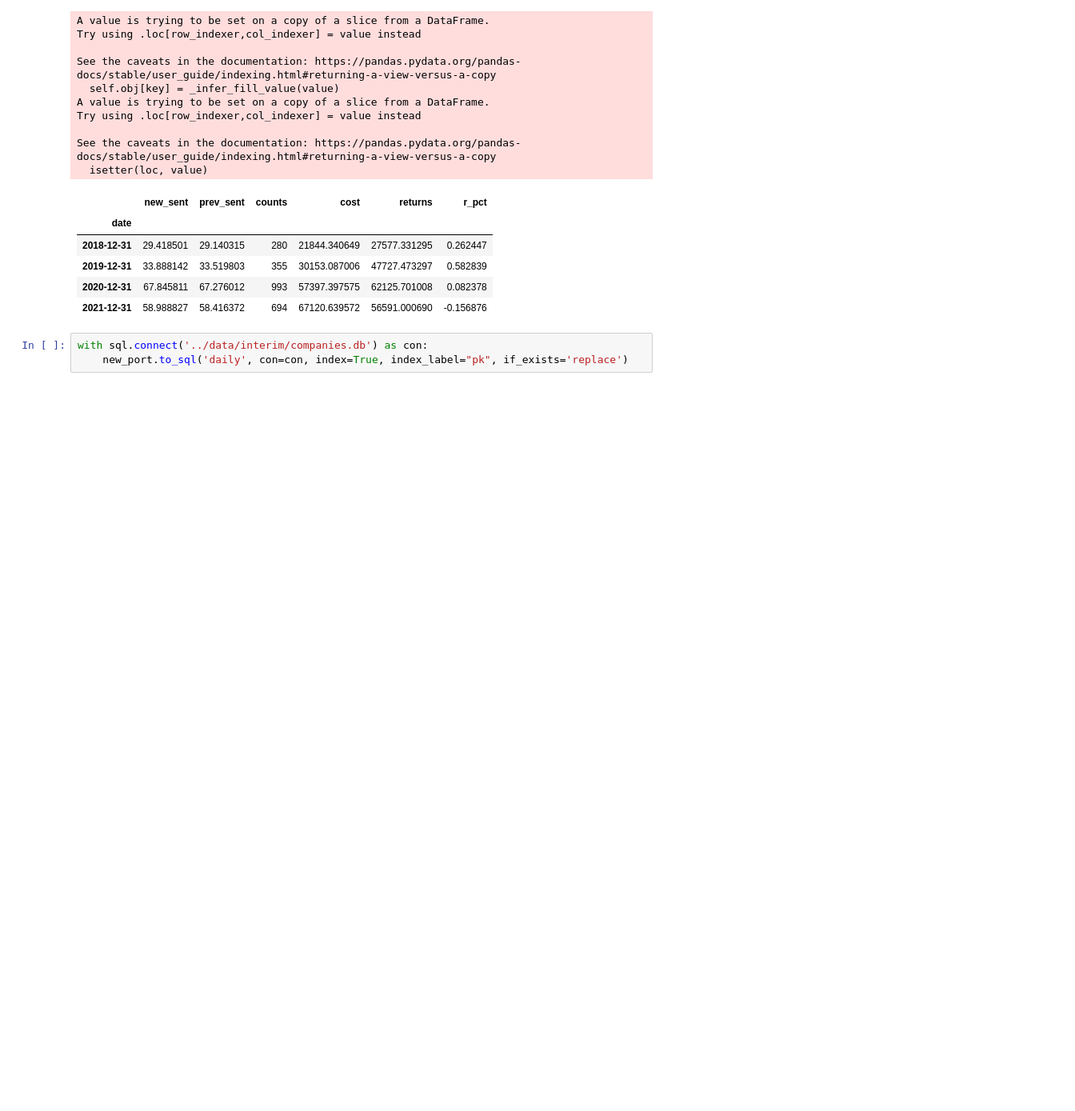
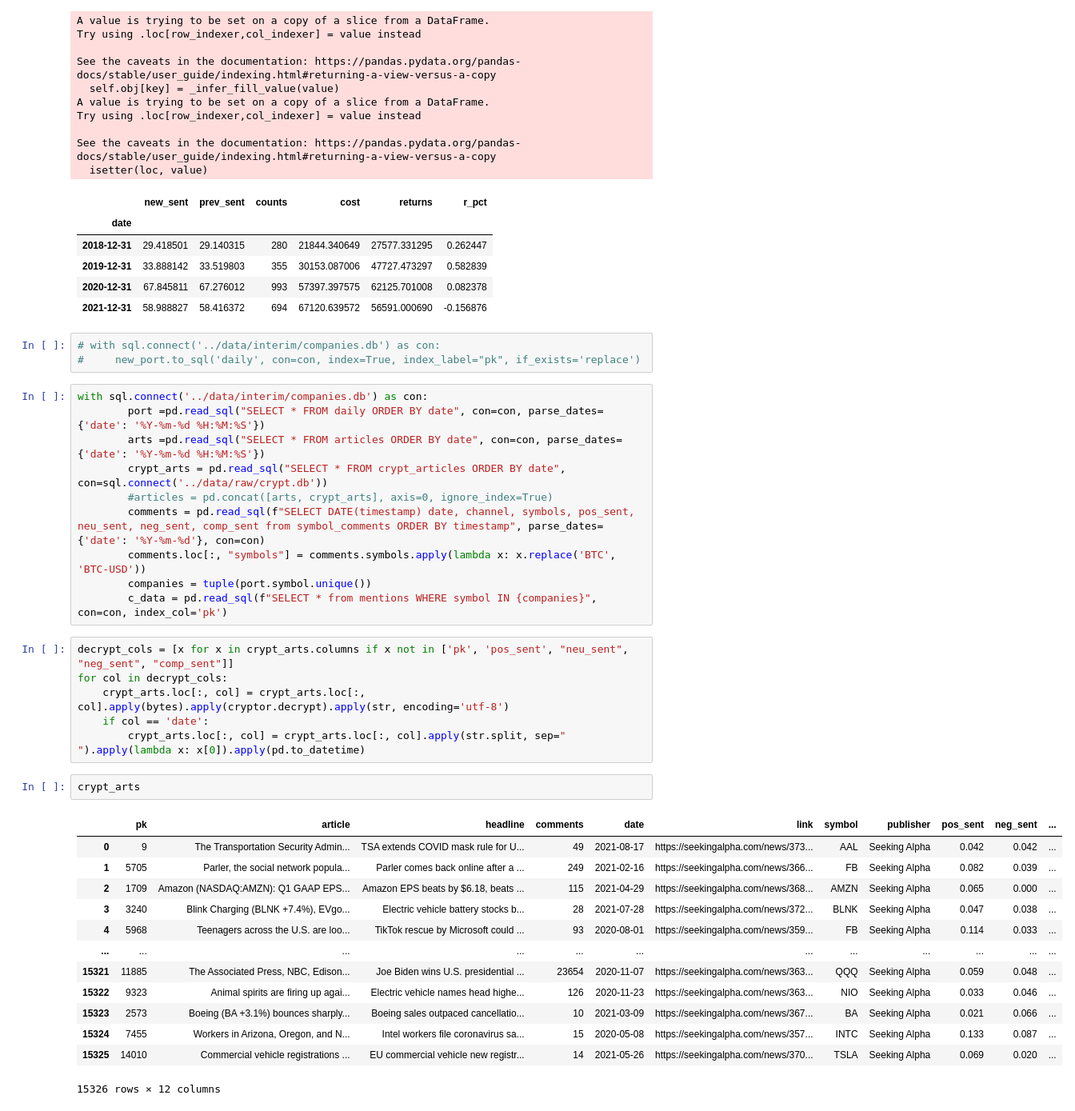
Before and after one commit to kyle-rgb/Discord_Project, a Jupyter notebook: notebooks/Trader.ipynb, the cells around one changed output. Shown at 80% size. Cells and saved outputs as stored; diff of their text form; blank space fills up the shorter version.

Commit message:
Updated Articles and Data ETL notebook

```diff
--- a/notebooks/Trader.ipynb
+++ b/notebooks/Trader.ipynb
@@ -240,5 +243,37 @@ See the caveats in the documentation: https://pandas.pydata.org/pandas-docs/stab
 | 2020-12-31 | 67.845811 | 67.276012 | 993 | 57397.397575 | 62125.701008 | 0.082378 |
 | 2021-12-31 | 58.988827 | 58.416372 | 694 | 67120.639572 | 56591.000690 | -0.156876 |
 # %%
-with sql.connect('../data/interim/companies.db') as con:
-    new_port.to_sql('daily', con=con, index=True, index_label="pk", if_exists='replace')
+# with sql.connect('../data/interim/companies.db') as con:
+#     new_port.to_sql('daily', con=con, index=True, index_label="pk", if_exists='replace')
+# %%
+with sql.connect('../data/interim/companies.db') as con:
+        port =pd.read_sql("SELECT * FROM daily ORDER BY date", con=con, parse_dates={'date': '%Y-%m-%d %H:%M:%S'})
+        arts =pd.read_sql("SELECT * FROM articles ORDER BY date", con=con, parse_dates={'date': '%Y-%m-%d %H:%M:%S'})
+        crypt_arts = pd.read_sql("SELECT * FROM crypt_articles ORDER BY date", con=sql.connect('../data/raw/crypt.db'))
+        #articles = pd.concat([arts, crypt_arts], axis=0, ignore_index=True)
+        comments = pd.read_sql(f"SELECT DATE(timestamp) date, channel, symbols, pos_sent, neu_sent, neg_sent, comp_sent from symbol_comments ORDER BY timestamp", parse_dates={'date': '%Y-%m-%d'}, con=con)
+        comments.loc[:, "symbols"] = comments.symbols.apply(lambda x: x.replace('BTC', 'BTC-USD'))
+        companies = tuple(port.symbol.unique())
+        c_data = pd.read_sql(f"SELECT * from mentions WHERE symbol IN {companies}", con=con, index_col='pk')
+# %%
+decrypt_cols = [x for x in crypt_arts.columns if x not in ['pk', 'pos_sent', "neu_sent", "neg_sent", "comp_sent"]]
+for col in decrypt_cols:
+    crypt_arts.loc[:, col] = crypt_arts.loc[:, col].apply(bytes).apply(cryptor.decrypt).apply(str, encoding='utf-8')
+    if col == 'date':
+        crypt_arts.loc[:, col] = crypt_arts.loc[:, col].apply(str.split, sep=" ").apply(lambda x: x[0]).apply(pd.to_datetime)
+# %%
+crypt_arts
+# %% [output]
+|  | pk | article | headline | comments | date | link | symbol | publisher | pos_sent | neg_sent | ... |
+| 0 | 9 | The Transportation Security Admin... | TSA extends COVID mask rule for U... | 49 | 2021-08-17 | https://seekingalpha.com/news/373... | AAL | Seeking Alpha | 0.042 | 0.042 | ... |
+| 1 | 5705 | Parler, the social network popula... | Parler comes back online after a ... | 249 | 2021-02-16 | https://seekingalpha.com/news/366... | FB | Seeking Alpha | 0.082 | 0.039 | ... |
+| 2 | 1709 | Amazon (NASDAQ:AMZN): Q1 GAAP EPS... | Amazon EPS beats by $6.18, beats ... | 115 | 2021-04-29 | https://seekingalpha.com/news/368... | AMZN | Seeking Alpha | 0.065 | 0.000 | ... |
+| 3 | 3240 | Blink Charging (BLNK +7.4%), EVgo... | Electric vehicle battery stocks b... | 28 | 2021-07-28 | https://seekingalpha.com/news/372... | BLNK | Seeking Alpha | 0.047 | 0.038 | ... |
+| 4 | 5968 | Teenagers across the U.S. are loo... | TikTok rescue by Microsoft could ... | 93 | 2020-08-01 | https://seekingalpha.com/news/359... | FB | Seeking Alpha | 0.114 | 0.033 | ... |
+| ... | ... | ... | ... | ... | ... | ... | ... | ... | ... | ... | ... |
+| 15321 | 11885 | The Associated Press, NBC, Edison... | Joe Biden wins U.S. presidential ... | 23654 | 2020-11-07 | https://seekingalpha.com/news/363... | QQQ | Seeking Alpha | 0.059 | 0.048 | ... |
+| 15322 | 9323 | Animal spirits are firing up agai... | Electric vehicle names head highe... | 126 | 2020-11-23 | https://seekingalpha.com/news/363... | NIO | Seeking Alpha | 0.033 | 0.046 | ... |
+| 15323 | 2573 | Boeing (BA +3.1%) bounces sharply... | Boeing sales outpaced cancellatio... | 10 | 2021-03-09 | https://seekingalpha.com/news/367... | BA | Seeking Alpha | 0.021 | 0.066 | ... |
+| 15324 | 7455 | Workers in Arizona, Oregon, and N... | Intel workers file coronavirus sa... | 15 | 2020-05-08 | https://seekingalpha.com/news/357... | INTC | Seeking Alpha | 0.133 | 0.087 | ... |
+| 15325 | 14010 | Commercial vehicle registrations ... | EU commercial vehicle new registr... | 14 | 2021-05-26 | https://seekingalpha.com/news/370... | TSLA | Seeking Alpha | 0.069 | 0.020 | ... |
+15326 rows × 12 columns
```
Also changed, not shown: parts of 9 cells of this notebook, 1 other file.
